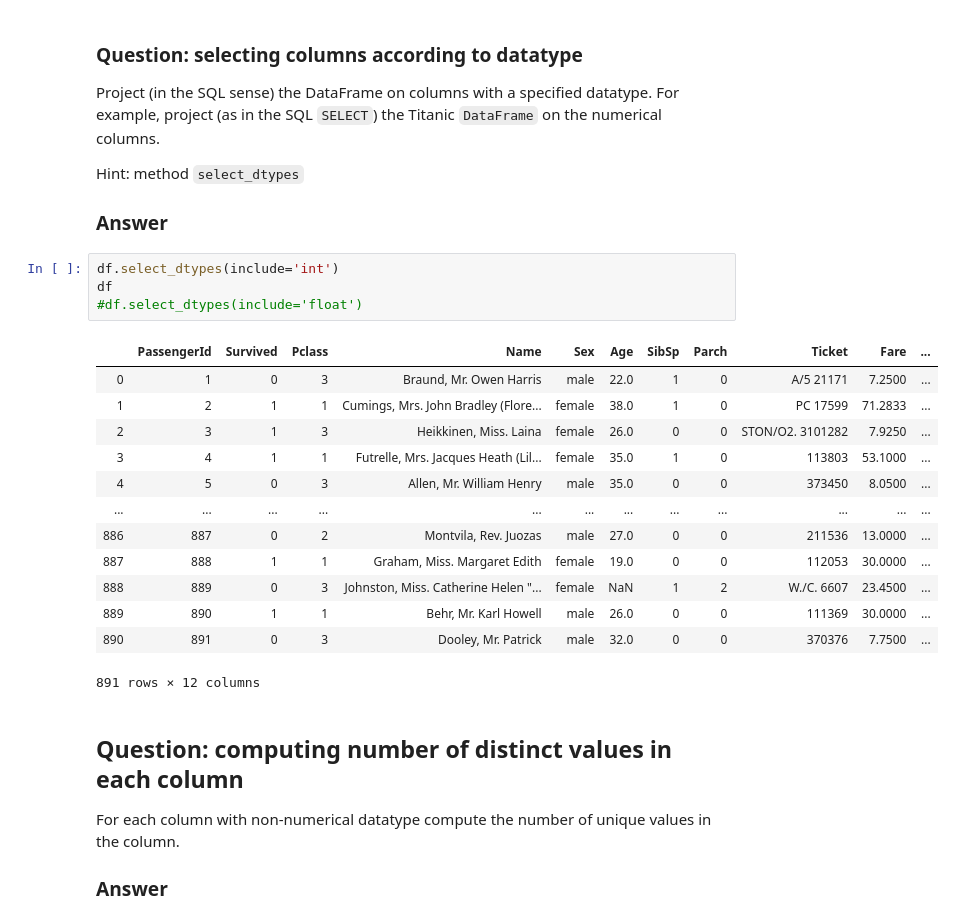
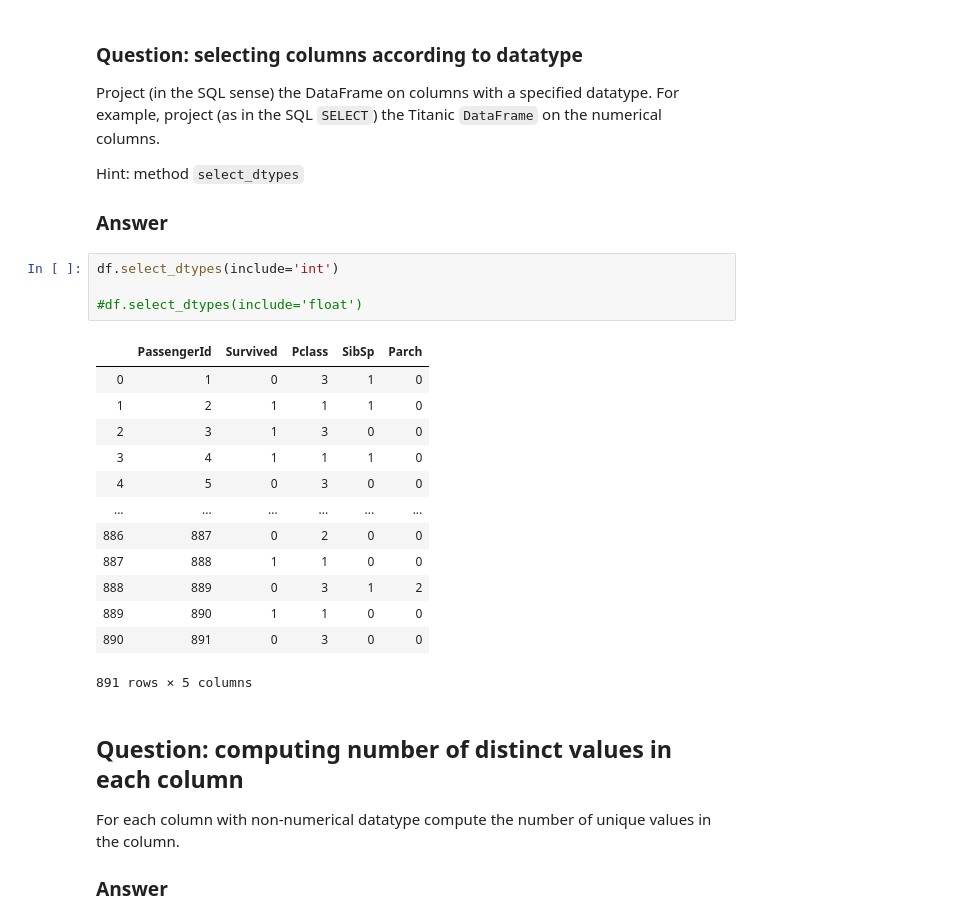
Before and after one commit to luluu12/bigdata, a Jupyter notebook: homework01.ipynb, the cells around one changed output. Saved outputs shown, nothing was run; the diff lists cells and outputs as text.

```diff
--- a/homework01.ipynb
+++ b/homework01.ipynb
@@ -125,22 +135,22 @@ Hint: method `select_dtypes`
 ### Answer
 # %%
 df.select_dtypes(include='int')
-df
+
 #df.select_dtypes(include='float')
 # %% [output]
-|  | PassengerId | Survived | Pclass | Name | Sex | Age | SibSp | Parch | Ticket | Fare | ... |
-| 0 | 1 | 0 | 3 | Braund, Mr. Owen Harris | male | 22.0 | 1 | 0 | A/5 21171 | 7.2500 | ... |
-| 1 | 2 | 1 | 1 | Cumings, Mrs. John Bradley (Flore... | female | 38.0 | 1 | 0 | PC 17599 | 71.2833 | ... |
-| 2 | 3 | 1 | 3 | Heikkinen, Miss. Laina | female | 26.0 | 0 | 0 | STON/O2. 3101282 | 7.9250 | ... |
-| 3 | 4 | 1 | 1 | Futrelle, Mrs. Jacques Heath (Lil... | female | 35.0 | 1 | 0 | 113803 | 53.1000 | ... |
-| 4 | 5 | 0 | 3 | Allen, Mr. William Henry | male | 35.0 | 0 | 0 | 373450 | 8.0500 | ... |
-| ... | ... | ... | ... | ... | ... | ... | ... | ... | ... | ... | ... |
-| 886 | 887 | 0 | 2 | Montvila, Rev. Juozas | male | 27.0 | 0 | 0 | 211536 | 13.0000 | ... |
-| 887 | 888 | 1 | 1 | Graham, Miss. Margaret Edith | female | 19.0 | 0 | 0 | 112053 | 30.0000 | ... |
-| 888 | 889 | 0 | 3 | Johnston, Miss. Catherine Helen "... | female | NaN | 1 | 2 | W./C. 6607 | 23.4500 | ... |
-| 889 | 890 | 1 | 1 | Behr, Mr. Karl Howell | male | 26.0 | 0 | 0 | 111369 | 30.0000 | ... |
-| 890 | 891 | 0 | 3 | Dooley, Mr. Patrick | male | 32.0 | 0 | 0 | 370376 | 7.7500 | ... |
+|  | PassengerId | Survived | Pclass | SibSp | Parch |
+| 0 | 1 | 0 | 3 | 1 | 0 |
+| 1 | 2 | 1 | 1 | 1 | 0 |
+| 2 | 3 | 1 | 3 | 0 | 0 |
+| 3 | 4 | 1 | 1 | 1 | 0 |
+| 4 | 5 | 0 | 3 | 0 | 0 |
+| ... | ... | ... | ... | ... | ... |
+| 886 | 887 | 0 | 2 | 0 | 0 |
+| 887 | 888 | 1 | 1 | 0 | 0 |
+| 888 | 889 | 0 | 3 | 1 | 2 |
+| 889 | 890 | 1 | 1 | 0 | 0 |
+| 890 | 891 | 0 | 3 | 0 | 0 |
-891 rows × 12 columns
+891 rows × 5 columns
 # %% [markdown]
 
 ## Question: computing number of distinct values in each column
```
Also changed, not shown: parts of 15 cells of this notebook.
